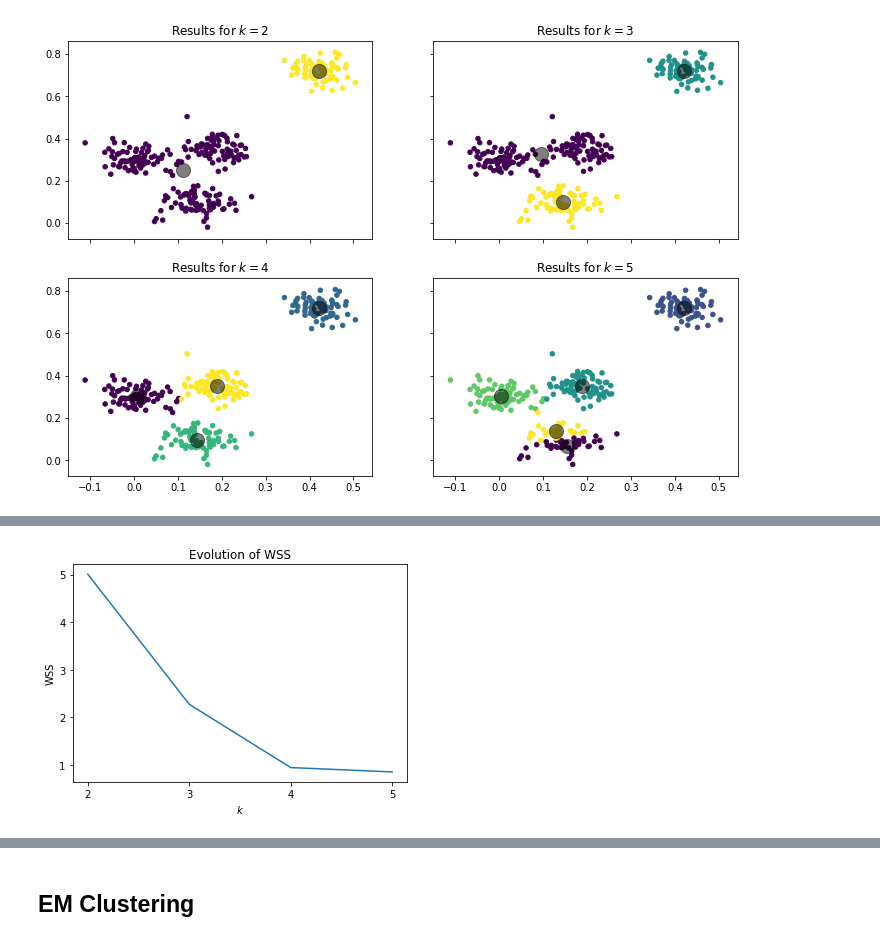
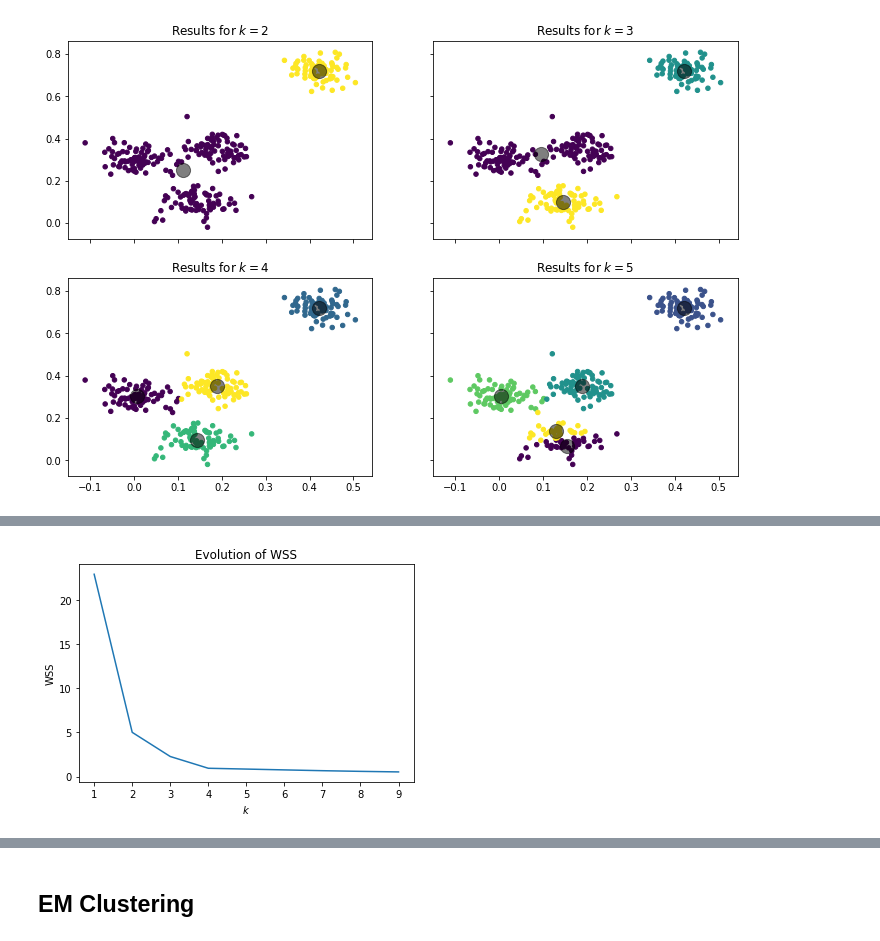
Before and after one commit to sherbold/intro-to-data-science, a Jupyter notebook: content/06_Clustering.ipynb, the cells around one changed output, grey strips where cells are left out. Cells and saved outputs as stored; diff of their text form; code cells hidden in the pictures.

```diff
--- a/content/06_Clustering.ipynb
+++ b/content/06_Clustering.ipynb
@@ -123,10 +170,19 @@ plt.show()
 # %%
+inertia = []
+k = range(1,10)
+for iter in k:
+    kmeans = KMeans(n_clusters=iter, random_state=2)
+    kmeans.fit(X)
+    y_kmeans = kmeans.predict(X)
+    centers = kmeans.cluster_centers_
+    inertia.append(kmeans.inertia_ ) # we already store this for later, inertia=WSS
+
 plt.figure()
 plt.title("Evolution of WSS")
 plt.plot(k, inertia)
 plt.ylabel("WSS")
 plt.xlabel("$k$")
 plt.xticks(k)
 plt.show()
 # %% [output]
-[figure, old version]
+[figure, new version]
```
Also changed, not shown: parts of 14 cells of this notebook, 11 other files.
